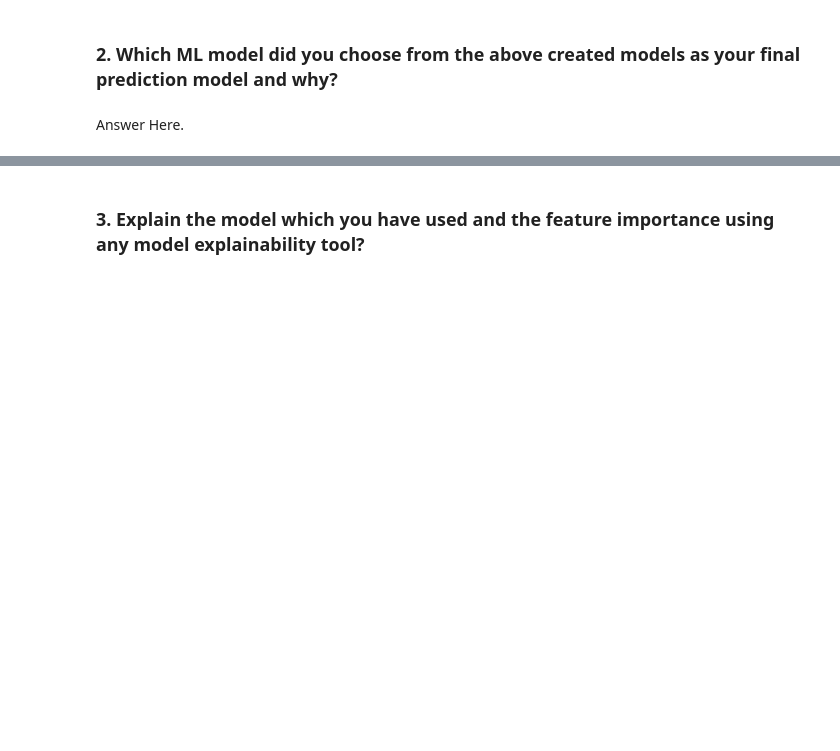
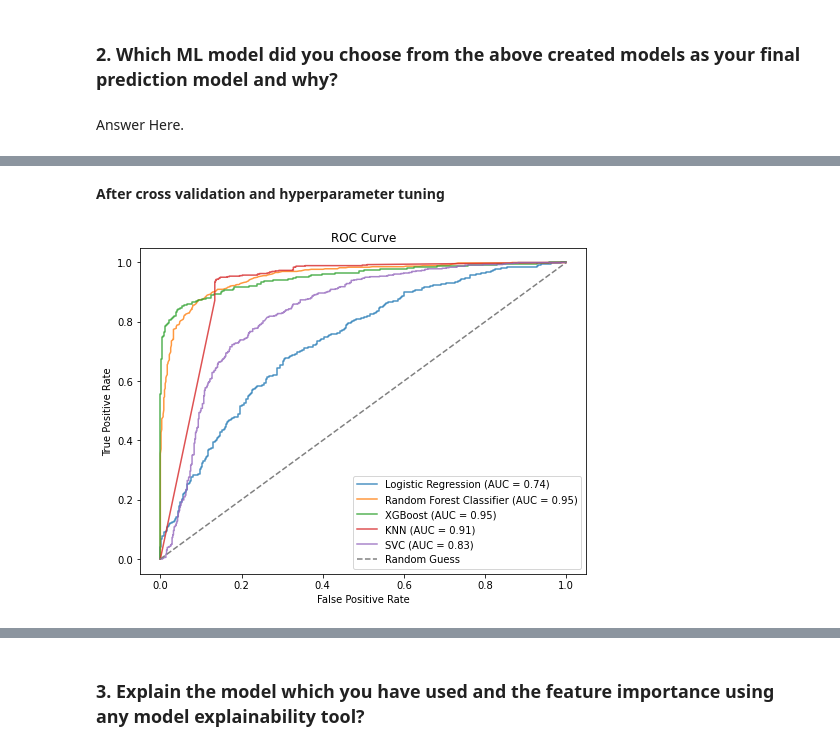
Before and after one commit to Shraddha6999/CARDIOVASCULAR-RISK-PREDICTION-, a Jupyter notebook: Cardiovascular_Risk_Prediction.ipynb, the cells around one changed output, grey strips where cells are left out. Cells and saved outputs as stored; diff of their text form; code cells hidden in the pictures; blank space fills up the shorter version.

```diff
--- a/Cardiovascular_Risk_Prediction.ipynb
+++ b/Cardiovascular_Risk_Prediction.ipynb
@@ -1946,0 +1964,26 @@ Answer Here.
+# %% [markdown]
+**After cross validation and hyperparameter tuning**
+# %%
+# Storing metrics in order to make dataframe
+# (after cross validation and hyperparameter tuning)
+Model = ["Logistic Regression", "Random Forest Classifier", "XGBoost", "KNN", "SVC"]
+Y_SCORE = [y_score_logistic_pred_cv, y_score_rf_pred_gs, y_score_xgb_pred_gs, y_score_knn_pred_gs, y_score_svc_pred_gs]
+
+# Create dataframe from the lists
+data = {'MODEL': Model, 'Y_SCORE': Y_SCORE}
+Metric_df = pd.DataFrame(data)
+
+# plot the ROC curves for each model
+plt.figure(figsize=(8, 6))
+for i, row in Metric_df.iterrows():
+    fpr, tpr, _ = roc_curve(y_test, row['Y_SCORE'])
+    roc_auc = auc(fpr, tpr)
+    plt.plot(fpr, tpr, label=f"{row['MODEL']} (AUC = {roc_auc:.2f})", alpha=0.8)
+plt.plot([0, 1], [0, 1], color='grey', linestyle='--', label='Random Guess')
+plt.xlabel('False Positive Rate')
+plt.ylabel('True Positive Rate')
+plt.title('ROC Curve')
+plt.legend(loc="lower right")
+plt.show()
+# %% [output]
+[figure, added]
```
Also changed, not shown: parts of 10 cells of this notebook.
